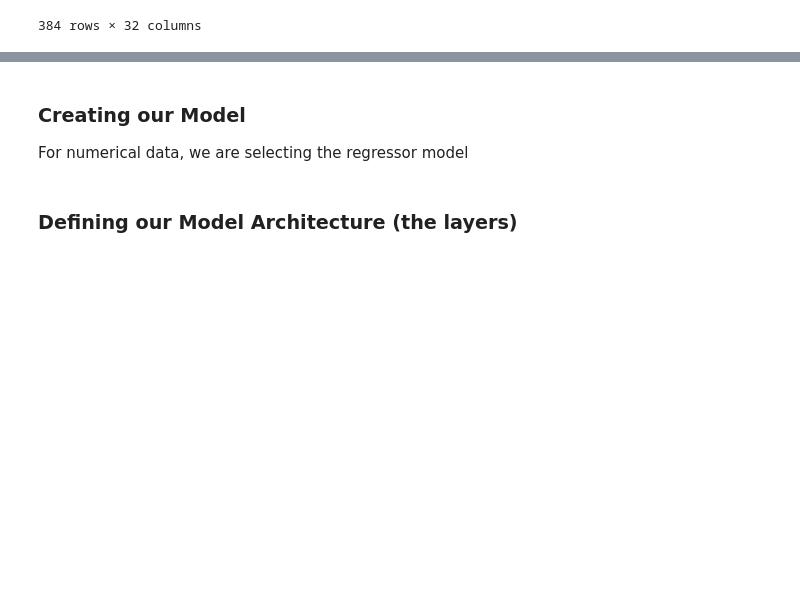
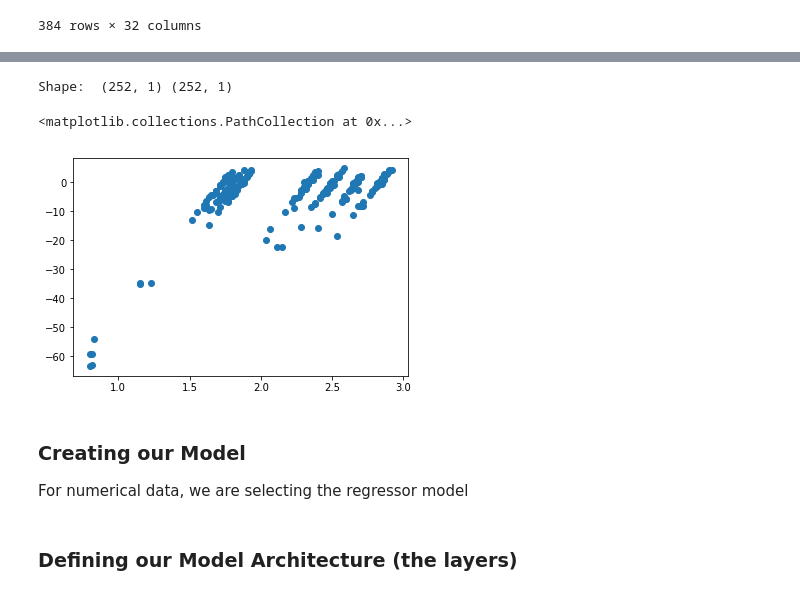
Before and after one commit to EfficiencyJunky/Project3SuperGroup, a Jupyter notebook: code/Final Project Machine Learning Component.ipynb, the cells around one changed output, grey strips where cells are left out. Drawn from its saved outputs; the diff is of its cells as text; code cells hidden in the pictures; blank space fills up the shorter version.

```diff
--- a/code/Final Project Machine Learning Component-Copy1.ipynb
+++ b/code/Final Project Machine Learning Component.ipynb
@@ -150,0 +248,12 @@ selected_line = 'N'
+# %%
+#FILTER 3 - INBOUND / OUTBOUND
+
+# Get list of lines for user
+in_out = set(df_2["direction_ref"].values)
+print(in_out)
+
+# user selects line
+selected_direction = 'Outbound'
+
+# filter data for selected line
+df_3 = pd.DataFrame(columns = muni_df.columns).append(df_2[df_2['direction_ref'] == selected_direction])
@@ -150,0 +262,11 @@ selected_line = 'N'
+# %%
+#FILTER 4 - MUNI STOP
+
+stops = set(df_3["stop_point_ref"].values)
+print(stops)
+
+# user selects line
+selected_stop = 17217
+
+# filter data for selected line
+df_4 = pd.DataFrame(columns = muni_df.columns).append(df_3[df_3['stop_point_ref'] == selected_stop])
@@ -150,0 +275,5 @@ selected_line = 'N'
+# %%
+# Grab filtered data
+selected_muni_df = df_4 #--> using all data for now!
+
+selected_muni_df
@@ -151,3 +283,17 @@ selected_line = 'N'
+# %%
+# Assign the data to X and y
+
+X = selected_muni_df.time.values.reshape(-1, 1)
+y = selected_muni_df.minutes_early.values.reshape(-1, 1)
+
+print("Shape: ", X.shape, y.shape)
+# %% [output]
+Shape:  (252, 1) (252, 1)
+# %%
+plt.scatter(X, y)
+# %% [output]
+<matplotlib.collections.PathCollection at 0x...>
+[figure, added]
 # %% [markdown]
  ### Creating our Model
  For numerical data, we are selecting the regressor model
```
Also changed, not shown: parts of 24 cells of this notebook, 1 other file.
